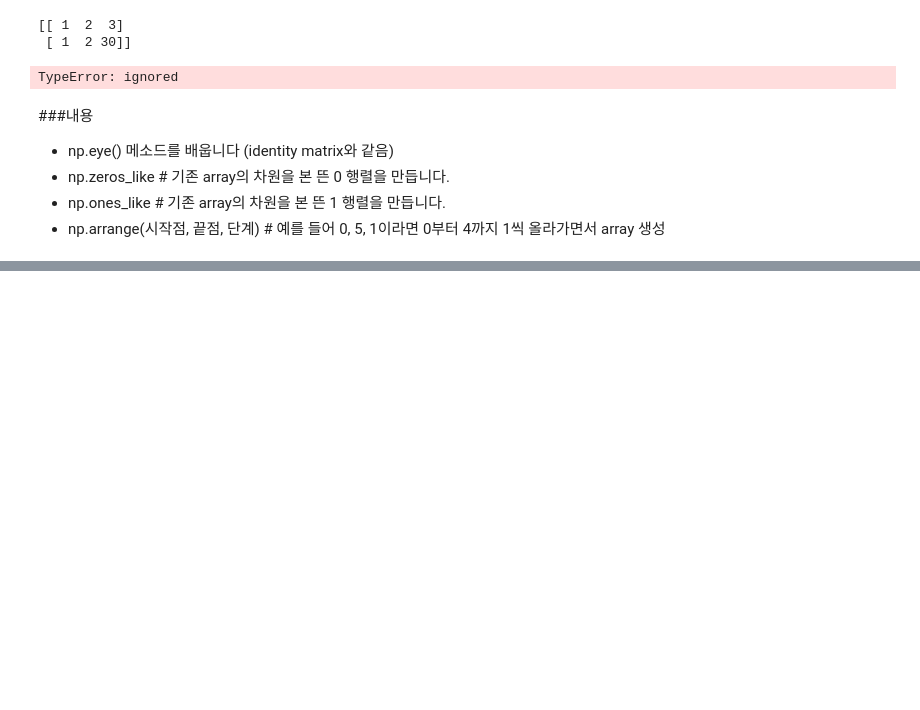
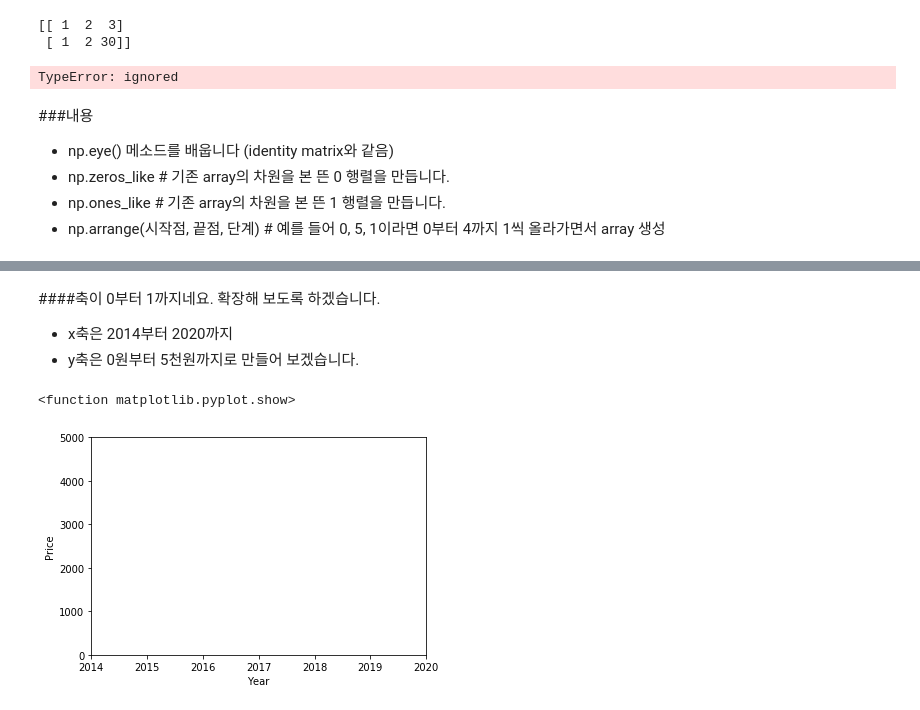
Before and after one commit to joshuajhchoi/ai2learn, a Jupyter notebook: 파이썬_초보자를_위한_6시간_만에_파이썬_기초문법부터_머신러닝_캐글_입문.ipynb, the cells around one changed output, grey strips where cells are left out. Cells and saved outputs as stored; diff of their text form; code cells hidden in the pictures; blank space fills up the shorter version.

```diff
--- a/파이썬_초보자를_위한_6시간_만에_파이썬_기초문법부터_머신러닝_캐글_입문.ipynb
+++ b/파이썬_초보자를_위한_6시간_만에_파이썬_기초문법부터_머신러닝_캐글_입문.ipynb
@@ -4209,0 +4666,13 @@ print (np.arrange(0, 10, 2))
+# %% [markdown]
+####축이 0부터 1까지네요. 확장해 보도록 하겠습니다.
+* x축은 2014부터 2020까지
+* y축은 0원부터 5천원까지로 만들어 보겠습니다.
+# %%
+plt.xlabel('Year')
+plt.ylabel('Price')
+plt.xlim(2014,2020)
+plt.ylim(0,5000)
+plt.show
+# %% [output]
+<function matplotlib.pyplot.show>
+[figure, added]
```
Also changed, not shown: parts of 110 cells of this notebook.
